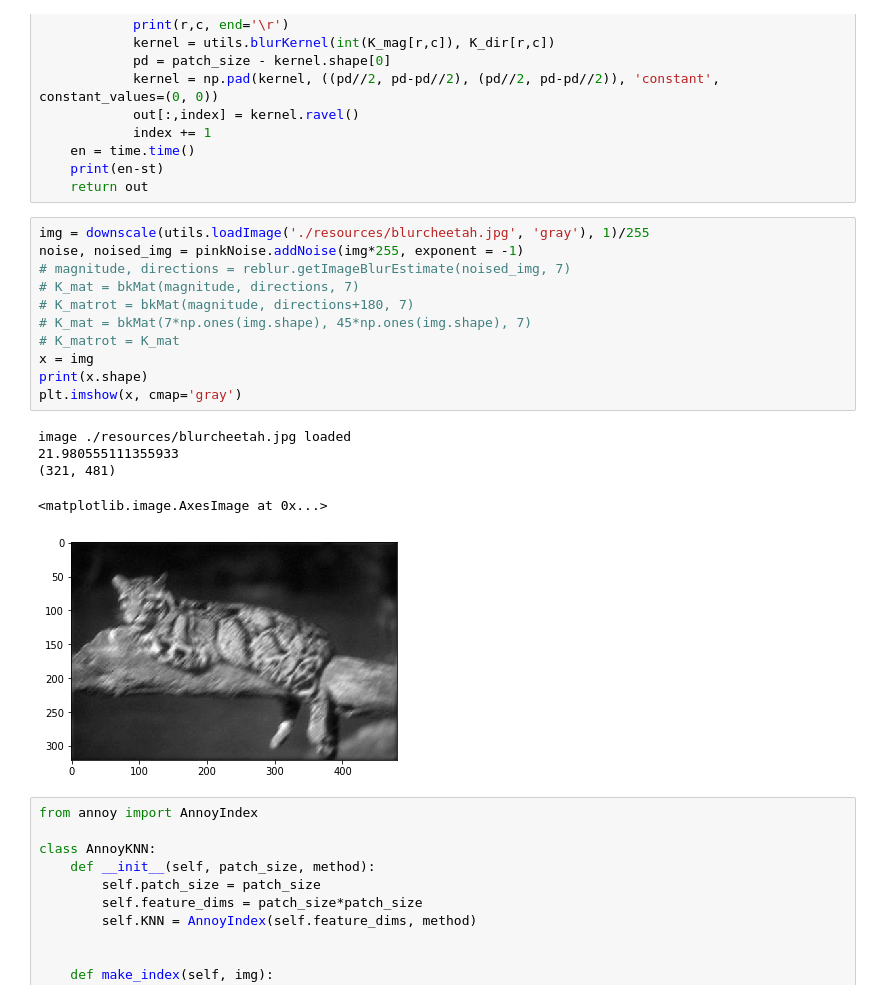
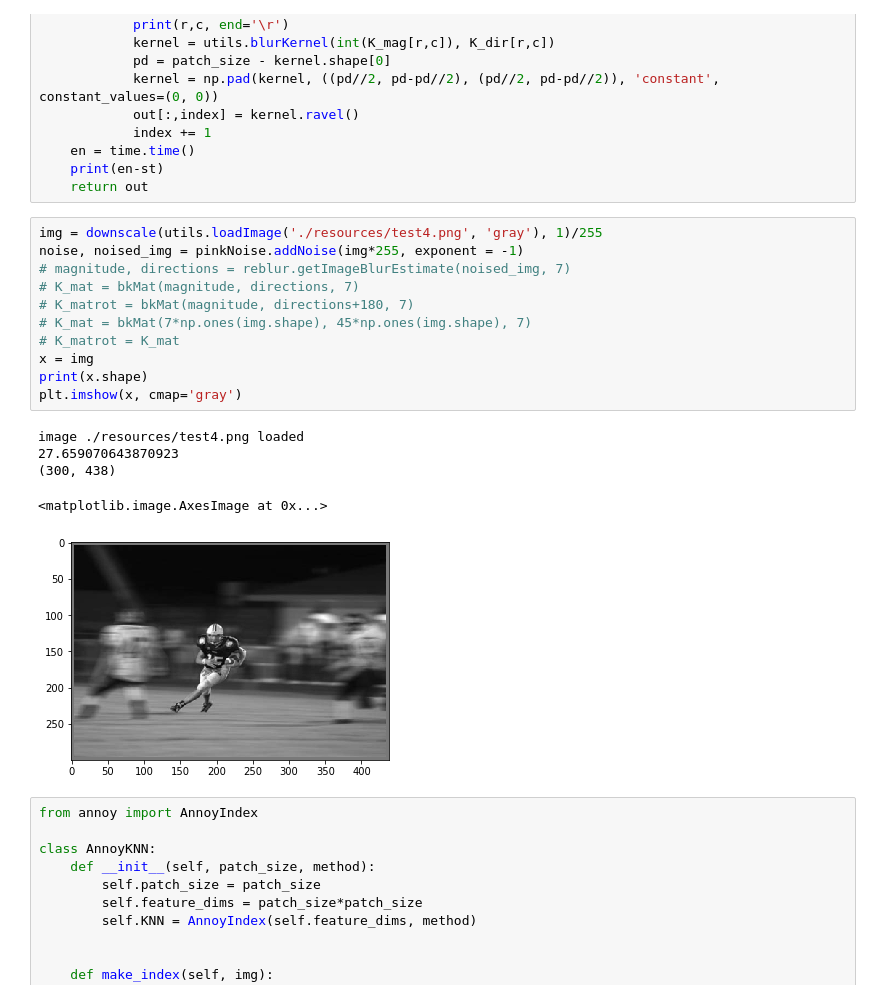
Before and after one commit to alti-tude/blind_deblurring, a Jupyter notebook: deconv.ipynb, the cells around one changed output. Cells and saved outputs as stored; diff of their text form.

```diff
--- a/deconv.ipynb
+++ b/deconv.ipynb
@@ -71,22 +91,22 @@ def bkMat(K_mag, K_dir, patch_size=31):
     print(en-st)
     return out
 # %%
-img = downscale(utils.loadImage('./resources/blurcheetah.jpg', 'gray'), 1)/255
+img = downscale(utils.loadImage('./resources/test4.png', 'gray'), 1)/255
 noise, noised_img = pinkNoise.addNoise(img*255, exponent = -1)
 # magnitude, directions = reblur.getImageBlurEstimate(noised_img, 7)
 # K_mat = bkMat(magnitude, directions, 7)
 # K_matrot = bkMat(magnitude, directions+180, 7)
 # K_mat = bkMat(7*np.ones(img.shape), 45*np.ones(img.shape), 7)
 # K_matrot = K_mat
 x = img
 print(x.shape)
 plt.imshow(x, cmap='gray')
 # %% [output]
-image ./resources/blurcheetah.jpg loaded
-21.980555111355933
-(321, 481)
+image ./resources/test4.png loaded
+27.659070643870923
+(300, 438)
 <matplotlib.image.AxesImage at 0x...>
-[figure, old version]
+[figure, new version]
 # %%
 from annoy import AnnoyIndex
 
```
Also changed, not shown: parts of 9 cells of this notebook, 2 other files.
